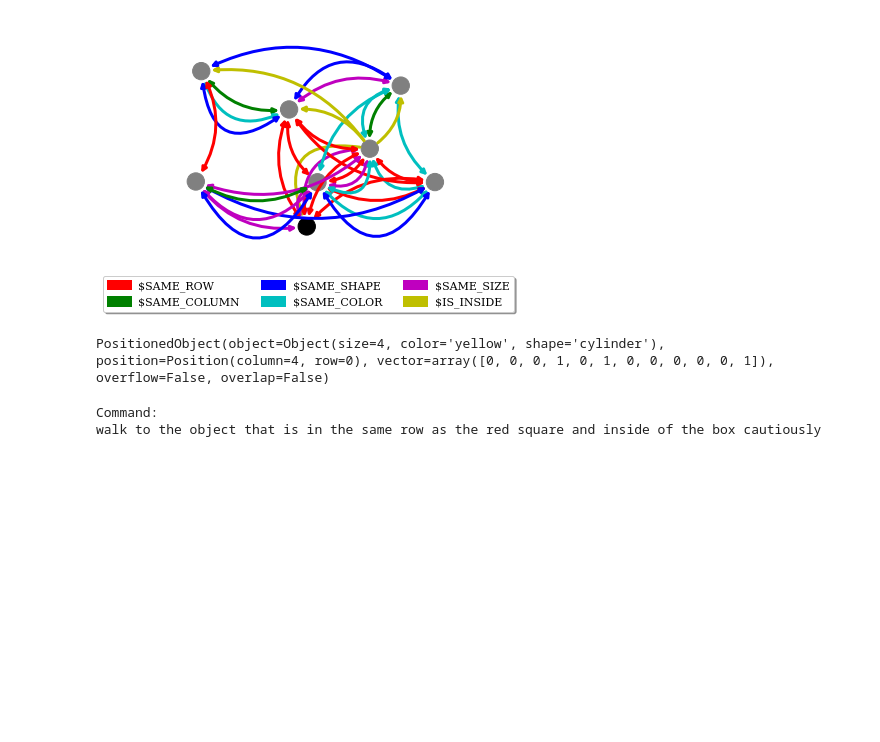
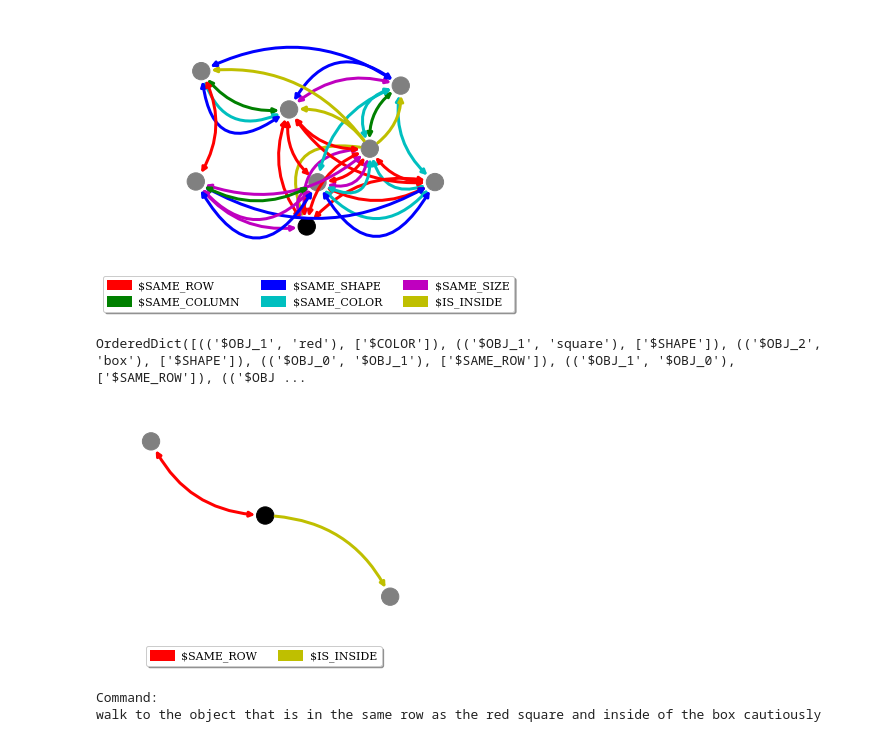
Before and after one commit to frankaging/Reason-SCAN, a Jupyter notebook: code/dataset/demo.ipynb, the cells around one changed output. Saved outputs shown, nothing was run; the diff lists cells and outputs as text; code cells hidden in the pictures; blank space fills up the shorter version.

Commit message:
add in iso-graph check into demo

```diff
--- a/code/dataset/demo.ipynb
+++ b/code/dataset/demo.ipynb
@@ -910,10 +1043,20 @@ graph = ReaSCANGraph(
 graph.draw()
 # %% [output]
 [figure]
-# %%
-sampled_world["situation"].target_object
-# %% [output]
-PositionedObject(object=Object(size=4, color='yellow', shape='cylinder'), position=Position(column=4, row=0), vector=array([0, 0, 0, 1, 0, 1, 0, 0, 0, 0, 0, 1]), overflow=False, overlap=False)
+# %%
+pattern_graph = ReaSCANGraph(
+    objects=obj_map,
+    vocabulary=vocabulary,
+    relations=rel_map,
+    referred_object='$OBJ_0',
+    debug=True
+)
+# %% [output]
+OrderedDict([(('$OBJ_1', 'red'), ['$COLOR']), (('$OBJ_1', 'square'), ['$SHAPE']), (('$OBJ_2', 'box'), ['$SHAPE']), (('$OBJ_0', '$OBJ_1'), ['$SAME_ROW']), (('$OBJ_1', '$OBJ_0'), ['$SAME_ROW']), (('$OBJ ...
+# %%
+pattern_graph.draw()
+# %% [output]
+[figure, added]
 # %%
 print("Command:")
 command_str = grammer.repre_str_command(grammer_pattern, rel_map, obj_map)
```
Also changed, not shown: parts of 4 cells of this notebook.
